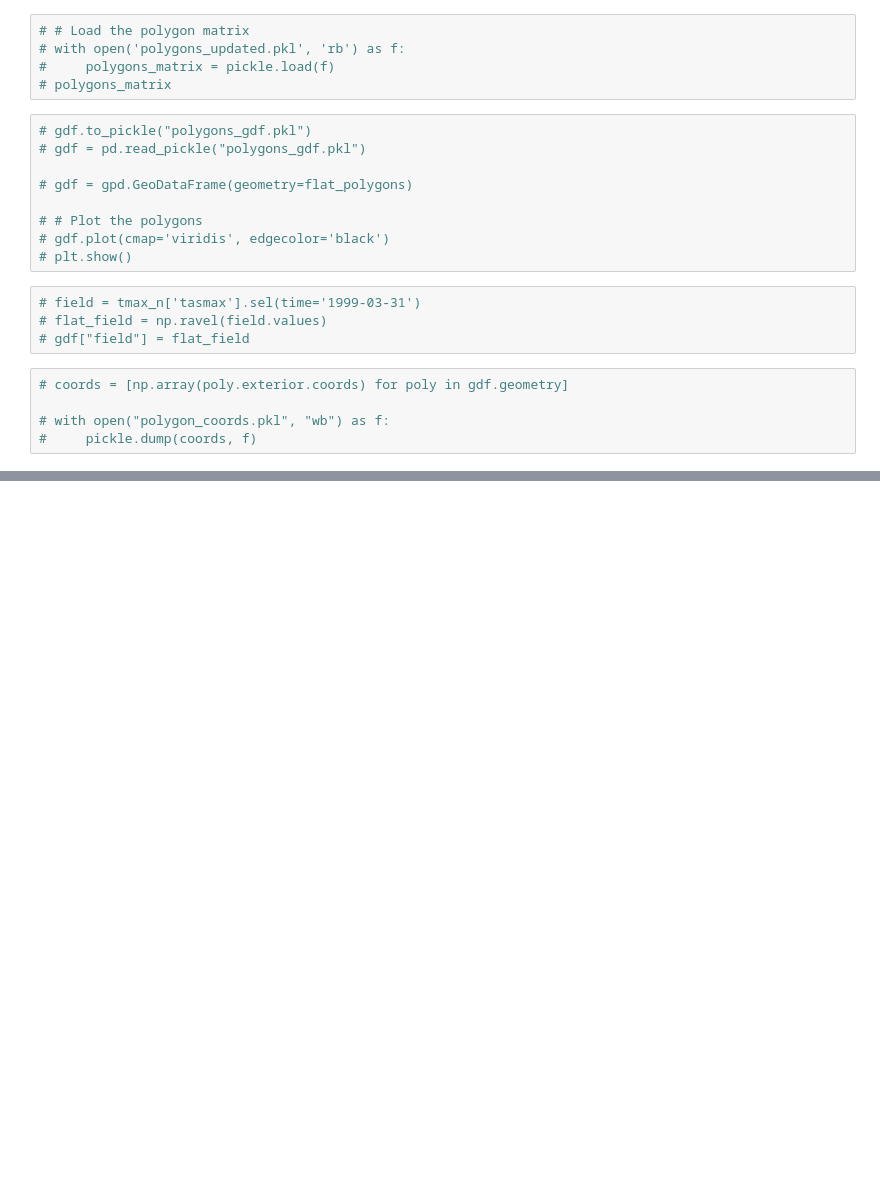
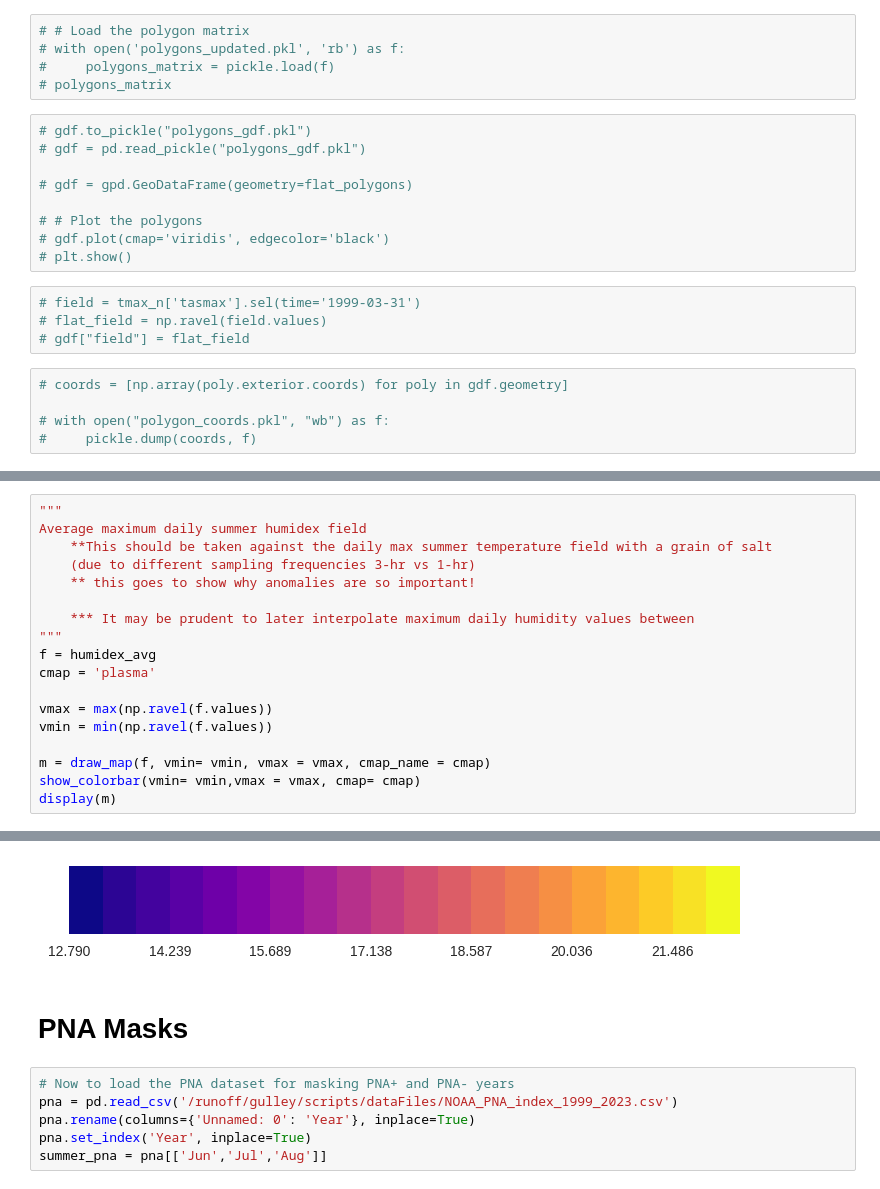
Before and after one commit to devongulley1602/urban_heat_waves, a Jupyter notebook: figures.ipynb, the cells around one changed output, grey strips where cells are left out. Saved outputs shown, nothing was run; the diff lists cells and outputs as text; blank space fills up the shorter version.

```diff
--- a/figures.ipynb
+++ b/figures.ipynb
@@ -312,0 +562,19 @@ tmax_n_summer = tmax_n.groupby('time.season')['JJA']
+# %%
+"""
+Average maximum daily summer humidex field
+    **This should be taken against the daily max summer temperature field with a grain of salt
+    (due to different sampling frequencies 3-hr vs 1-hr)
+    ** this goes to show why anomalies are so important!
+
+    *** It may be prudent to later interpolate maximum daily humidity values between
+"""
+f = humidex_avg
+cmap = 'plasma'
+
+vmax = max(np.ravel(f.values))
+vmin = min(np.ravel(f.values))
+
+m = draw_map(f, vmin= vmin, vmax = vmax, cmap_name = cmap)
+show_colorbar(vmin= vmin,vmax = vmax, cmap= cmap)
+display(m)
+# %% [output]
@@ -312,0 +582,9 @@ tmax_n_summer = tmax_n.groupby('time.season')['JJA']
+[figure, added]
+# %% [markdown]
+# PNA Masks
+# %%
+# Now to load the PNA dataset for masking PNA+ and PNA- years
+pna = pd.read_csv('/runoff/gulley/scripts/dataFiles/NOAA_PNA_index_1999_2023.csv')
+pna.rename(columns={'Unnamed: 0': 'Year'}, inplace=True)
+pna.set_index('Year', inplace=True)
+summer_pna = pna[['Jun','Jul','Aug']]
```
Also changed, not shown: parts of 47 cells of this notebook, 1 other file.
